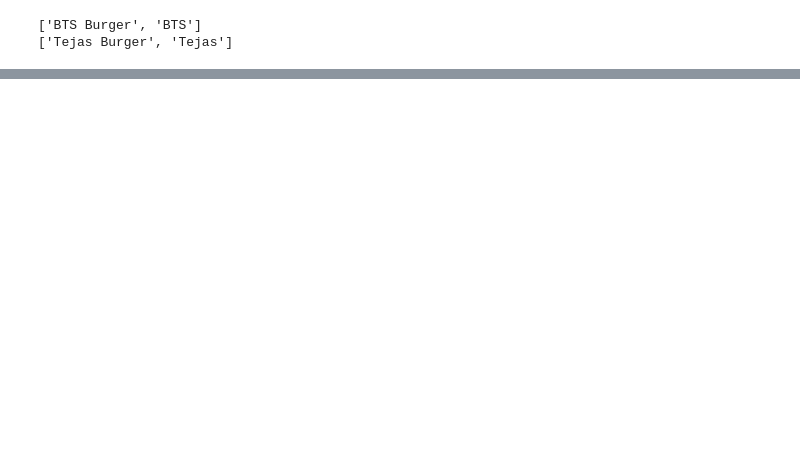
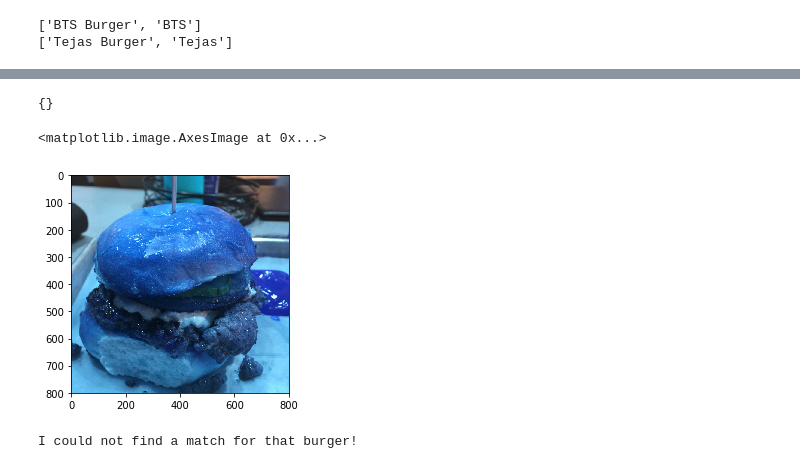
Before and after one commit to rhsu0268/Food-Object-Recognition, a Jupyter notebook: burger-identification/burger-primer/search.ipynb, the cells around one changed output, grey strips where cells are left out. Saved outputs shown, nothing was run; the diff lists cells and outputs as text; code cells hidden in the pictures; blank space fills up the shorter version.

```diff
--- a/burger-identification/burger-primer/search.ipynb
+++ b/burger-identification/burger-primer/search.ipynb
@@ -30,4 +36,7 @@ cv = BurgerMatcher.BurgerMatcher(dad, glob.glob('burger' + "/*.jpg"))
 # %%
 # load the query image, covert it to grayscale, and extract
 # keypoints and descriptors
-queryImage = cv2.imread('queries/bts-burger.jpg')
+queryImage = cv2.imread('queries/burger001.jpg')
+gray = cv2.cvtColor(queryImage, cv2.COLOR_BGR2GRAY)
+(queryKps, queryDescs) = dad.describe(gray)
+print((queryKps, queryDescs))
@@ -33,0 +57,7 @@ queryImage = cv2.imread('queries/bts-burger.jpg')
+# %%
+# try to match the burger to a known database of iamges
+#results = cv.search(queryKps, queryDescs)
+#print(results)
+cv.search(queryKps, queryDescs)
+# %% [output]
+{}
@@ -33,0 +68,11 @@ queryImage = cv2.imread('queries/bts-burger.jpg')
+# %%
+plt.imshow(queryImage)
+# %% [output]
+<matplotlib.image.AxesImage at 0x...>
+[figure, added]
+# %%
+# check to see if no results were found
+if len(results) == 0:
+    print("I could not find a match for that burger!")
+# %% [output]
+I could not find a match for that burger!
```
Also changed, not shown: parts of 4 cells of this notebook, 11 other files.
